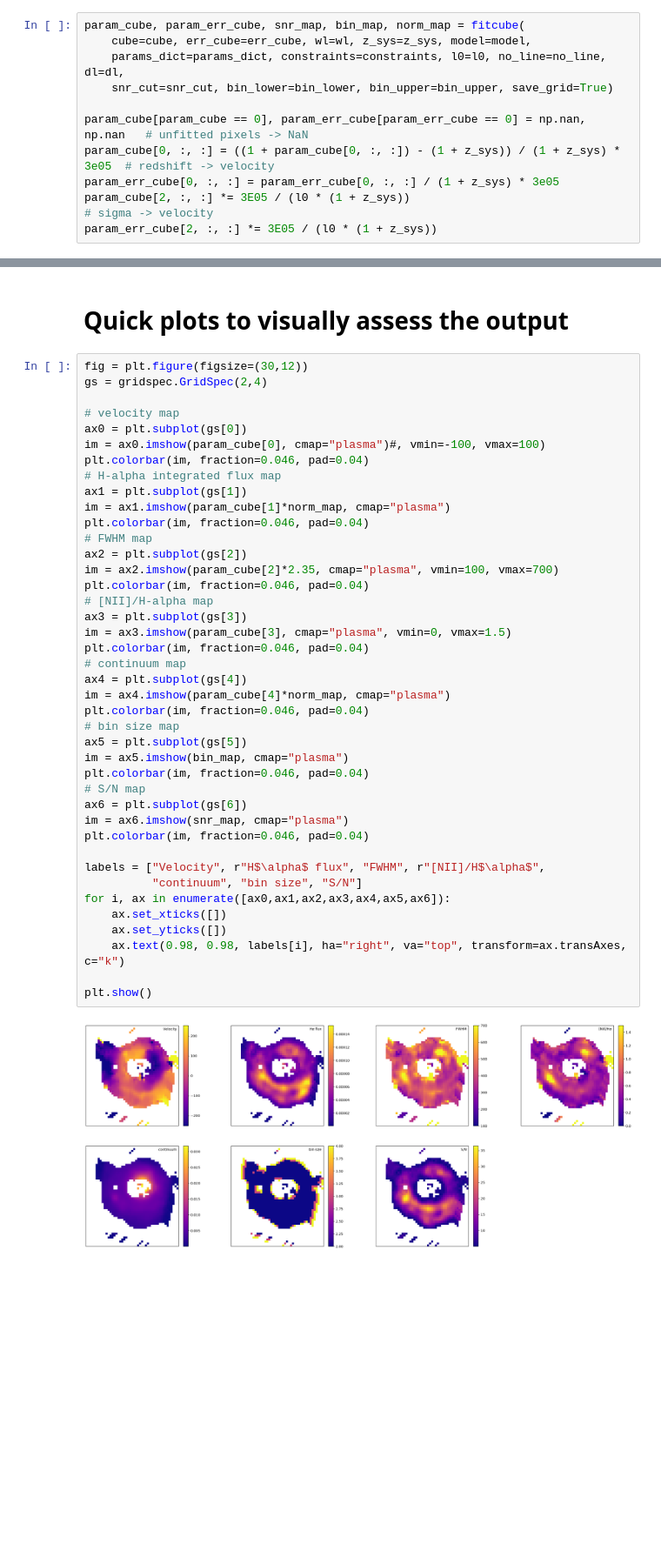
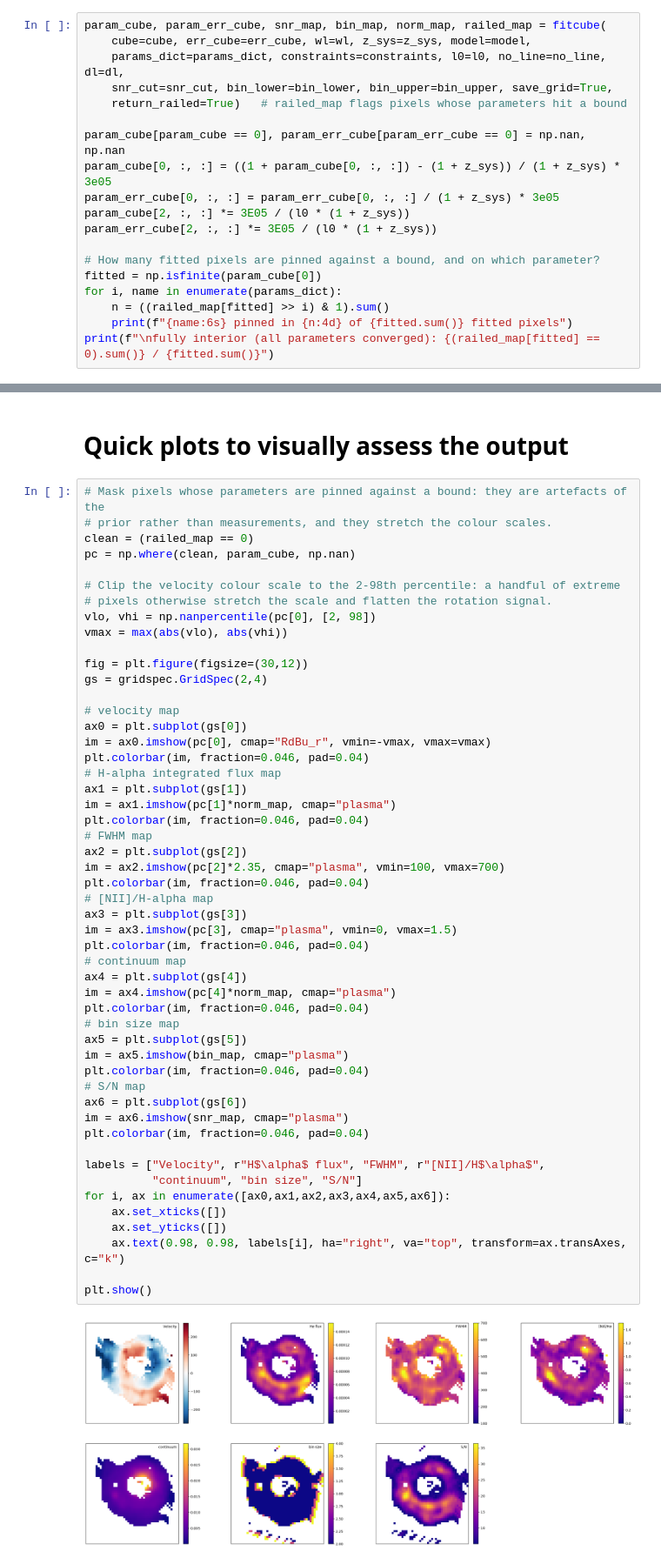
Before and after one commit to jbirkin/cubespecfit, a Jupyter notebook: example/cubespecfit_example.ipynb, the cells around one changed output, grey strips where cells are left out. Shown at 87% size. Drawn from its saved outputs; the diff is of its cells as text; blank space fills up the shorter version.

```diff
--- a/example/cubespecfit_example.ipynb
+++ b/example/cubespecfit_example.ipynb
@@ -79,16 +88,24 @@ bin_lower, bin_upper = 1, 3
 # %% [markdown]
 # Do the fitting
 # %%
-param_cube, param_err_cube, snr_map, bin_map, norm_map = fitcube(
+param_cube, param_err_cube, snr_map, bin_map, norm_map, railed_map = fitcube(
     cube=cube, err_cube=err_cube, wl=wl, z_sys=z_sys, model=model,
     params_dict=params_dict, constraints=constraints, l0=l0, no_line=no_line, dl=dl,
-    snr_cut=snr_cut, bin_lower=bin_lower, bin_upper=bin_upper, save_grid=True)
+    snr_cut=snr_cut, bin_lower=bin_lower, bin_upper=bin_upper, save_grid=True,
+    return_railed=True)   # railed_map flags pixels whose parameters hit a bound
 
-param_cube[param_cube == 0], param_err_cube[param_err_cube == 0] = np.nan, np.nan   # unfitted pixels -> NaN
-param_cube[0, :, :] = ((1 + param_cube[0, :, :]) - (1 + z_sys)) / (1 + z_sys) * 3e05  # redshift -> velocity
+param_cube[param_cube == 0], param_err_cube[param_err_cube == 0] = np.nan, np.nan
+param_cube[0, :, :] = ((1 + param_cube[0, :, :]) - (1 + z_sys)) / (1 + z_sys) * 3e05
 param_err_cube[0, :, :] = param_err_cube[0, :, :] / (1 + z_sys) * 3e05
-param_cube[2, :, :] *= 3E05 / (l0 * (1 + z_sys))                                      # sigma -> velocity
+param_cube[2, :, :] *= 3E05 / (l0 * (1 + z_sys))
 param_err_cube[2, :, :] *= 3E05 / (l0 * (1 + z_sys))
+
+# How many fitted pixels are pinned against a bound, and on which parameter?
+fitted = np.isfinite(param_cube[0])
+for i, name in enumerate(params_dict):
+    n = ((railed_map[fitted] >> i) & 1).sum()
+    print(f"{name:6s} pinned in {n:4d} of {fitted.sum()} fitted pixels")
+print(f"\nfully interior (all parameters converged): {(railed_map[fitted] == 0).sum()} / {fitted.sum()}")
 # %% [output]
 Fitting...
 Done.
@@ -95,45 +119,55 @@ Done.
 # %% [markdown]
 # Quick plots to visually assess the output
 # %%
+# Mask pixels whose parameters are pinned against a bound: they are artefacts of the
+# prior rather than measurements, and they stretch the colour scales.
+clean = (railed_map == 0)
+pc = np.where(clean, param_cube, np.nan)
+
+# Clip the velocity colour scale to the 2-98th percentile: a handful of extreme
+# pixels otherwise stretch the scale and flatten the rotation signal.
+vlo, vhi = np.nanpercentile(pc[0], [2, 98])
+vmax = max(abs(vlo), abs(vhi))
+
 fig = plt.figure(figsize=(30,12))
 gs = gridspec.GridSpec(2,4)
 
 # velocity map
 ax0 = plt.subplot(gs[0])
-im = ax0.imshow(param_cube[0], cmap="plasma")#, vmin=-100, vmax=100)
+im = ax0.imshow(pc[0], cmap="RdBu_r", vmin=-vmax, vmax=vmax)
 plt.colorbar(im, fraction=0.046, pad=0.04)
 # H-alpha integrated flux map
 ax1 = plt.subplot(gs[1])
-im = ax1.imshow(param_cube[1]*norm_map, cmap="plasma")
+im = ax1.imshow(pc[1]*norm_map, cmap="plasma")
 plt.colorbar(im, fraction=0.046, pad=0.04)
 # FWHM map
 ax2 = plt.subplot(gs[2])
-im = ax2.imshow(param_cube[2]*2.35, cmap="plasma", vmin=100, vmax=700)
+im = ax2.imshow(pc[2]*2.35, cmap="plasma", vmin=100, vmax=700)
 plt.colorbar(im, fraction=0.046, pad=0.04)
 # [NII]/H-alpha map
 ax3 = plt.subplot(gs[3])
-im = ax3.imshow(param_cube[3], cmap="plasma", vmin=0, vmax=1.5)
+im = ax3.imshow(pc[3], cmap="plasma", vmin=0, vmax=1.5)
 plt.colorbar(im, fraction=0.046, pad=0.04)
 # continuum map
 ax4 = plt.subplot(gs[4])
-im = ax4.imshow(param_cube[4]*norm_map, cmap="plasma")
+im = ax4.imshow(pc[4]*norm_map, cmap="plasma")
 plt.colorbar(im, fraction=0.046, pad=0.04)
 # bin size map
 ax5 = plt.subplot(gs[5])
 im = ax5.imshow(bin_map, cmap="plasma")
 plt.colorbar(im, fraction=0.046, pad=0.04)
 # S/N map
 ax6 = plt.subplot(gs[6])
 im = ax6.imshow(snr_map, cmap="plasma")
 plt.colorbar(im, fraction=0.046, pad=0.04)
 
 labels = ["Velocity", r"H$\alpha$ flux", "FWHM", r"[NII]/H$\alpha$",
           "continuum", "bin size", "S/N"]
 for i, ax in enumerate([ax0,ax1,ax2,ax3,ax4,ax5,ax6]):
     ax.set_xticks([])
     ax.set_yticks([])
     ax.text(0.98, 0.98, labels[i], ha="right", va="top", transform=ax.transAxes, c="k")
 
 plt.show()
 # %% [output]
-[figure, old version]
+[figure, new version]
```
Also changed, not shown: parts of 4 cells of this notebook, 3 other files.
